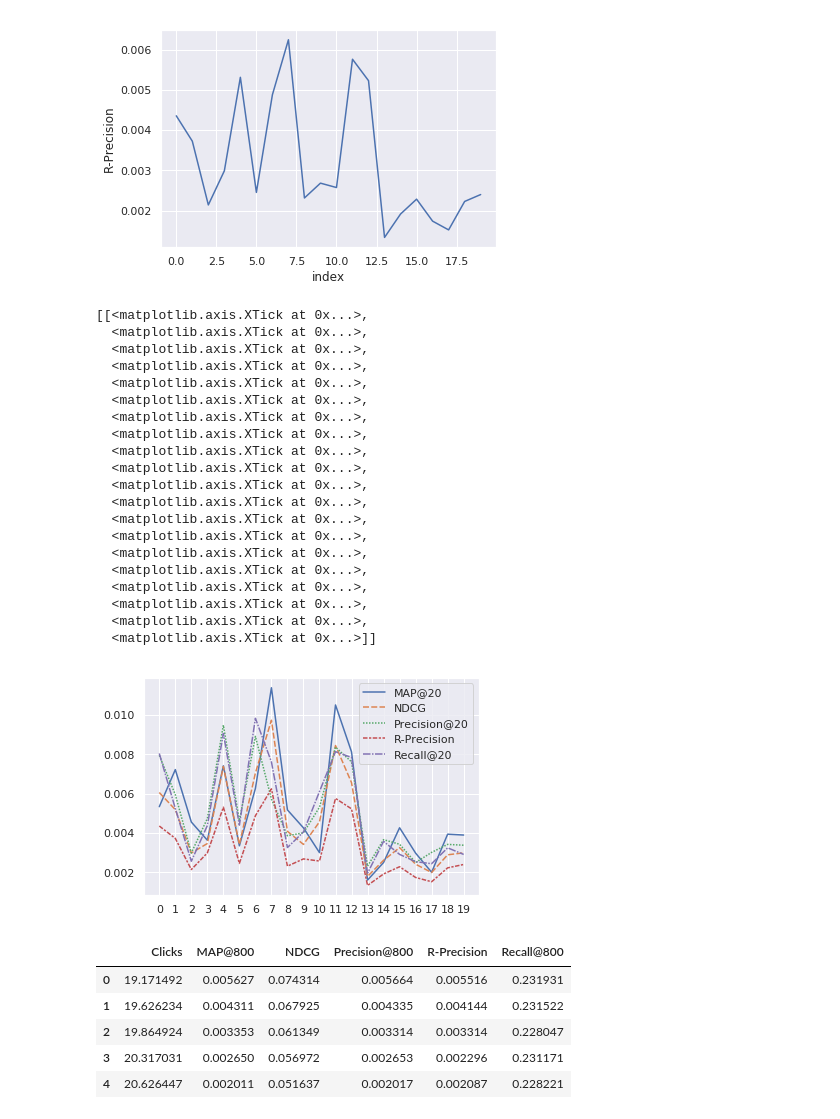
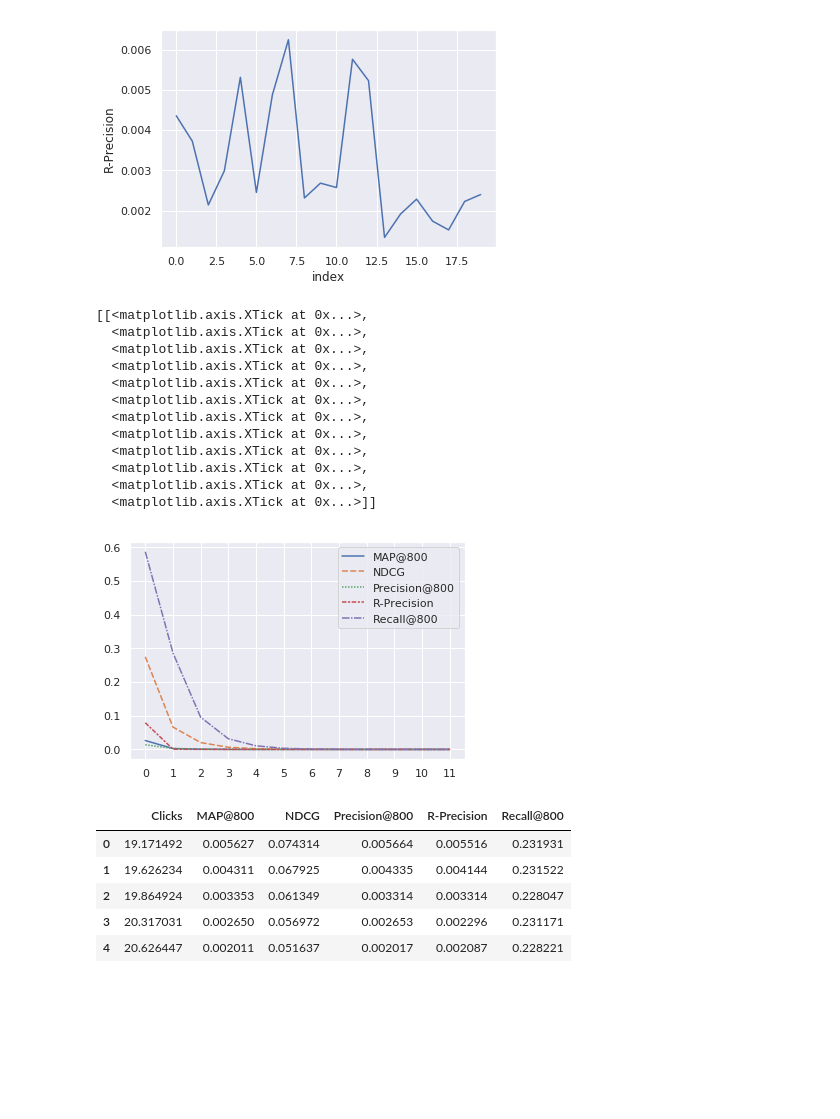
Before and after one commit to wuga214/Q-VAE-Recommendation, a Jupyter notebook: Kai Plot/Plot.ipynb, the cells around one changed output. Cells and saved outputs as stored; diff of their text form; code cells hidden in the pictures; blank space fills up the shorter version.

```diff
--- a/Kai Plot/Plot.ipynb
+++ b/Kai Plot/Plot.ipynb
@@ -2,8 +2,7 @@
 import pandas as pd
 
 random_5_800_df = pd.read_pickle("random_5_800_df")
-entropy_5_800_df = pd.read_pickle("entropy_5_800_df")
-entropy_20_20_df = pd.read_pickle("entropy_20_20_df")
+entropy_12_800_df = pd.read_pickle("entropy_12_800_df")
 # %%
 random_5_800_df
 # %% [output]
@@ -45,18 +31,18 @@ entropy_5_800_df
 # %%
-entropy_20_20_df.columns = ["Clicks", "MAP@20", "NDCG", "Precision@20", "R-Precision", "Recall@20"]
-# entropy_20_20_df_copy = entropy_20_20_df.reset_index()
-entropy_20_20_df_copy = entropy_20_20_df
-# entropy_20_20_df_copy['MAP@20_ci'] = entropy_20_20_df_copy['MAP@20'].apply(lambda x: x[1])
-entropy_20_20_df_copy['MAP@20'] = entropy_20_20_df_copy['MAP@20'].apply(lambda x: x[0])
-# entropy_20_20_df_copy['NDCG_ci'] = entropy_20_20_df_copy['NDCG'].apply(lambda x: x[1])
-entropy_20_20_df_copy['NDCG'] = entropy_20_20_df_copy['NDCG'].apply(lambda x: x[0])
-# entropy_20_20_df_copy['Precision@20_ci'] = entropy_20_20_df_copy['Precision@20'].apply(lambda x: x[1])
-entropy_20_20_df_copy['Precision@20'] = entropy_20_20_df_copy['Precision@20'].apply(lambda x: x[0])
-# entropy_20_20_df_copy['R-Precision_ci'] = entropy_20_20_df_copy['R-Precision'].apply(lambda x: x[1])
-entropy_20_20_df_copy['R-Precision'] = entropy_20_20_df_copy['R-Precision'].apply(lambda x: x[0])
-# entropy_20_20_df_copy['Recall@20_ci'] = entropy_20_20_df_copy['Recall@20'].apply(lambda x: x[1])
-entropy_20_20_df_copy['Recall@20'] = entropy_20_20_df_copy['Recall@20'].apply(lambda x: x[0])
-# entropy_20_20_df_copy['Clicks_ci'] = entropy_20_20_df_copy['Clicks'].apply(lambda x: x[1])
-entropy_20_20_df_copy['Clicks'] = entropy_20_20_df_copy['Clicks'].apply(lambda x: x[0])
-entropy_20_20_df_copy
+entropy_12_800_df.columns = ["Clicks", "MAP@800", "NDCG", "Precision@800", "R-Precision", "Recall@800"]
+# entropy_20_20_df_copy = entropy_12_800_df.reset_index()
+entropy_12_800_df_copy = entropy_12_800_df
+# entropy_20_20_df_copy['MAP@20_ci'] = entropy_12_800_df_copy['MAP@20'].apply(lambda x: x[1])
+entropy_12_800_df_copy['MAP@800'] = entropy_12_800_df_copy['MAP@800'].apply(lambda x: x[0])
+# entropy_20_20_df_copy['NDCG_ci'] = entropy_12_800_df_copy['NDCG'].apply(lambda x: x[1])
+entropy_12_800_df_copy['NDCG'] = entropy_12_800_df_copy['NDCG'].apply(lambda x: x[0])
+# entropy_20_20_df_copy['Precision@20_ci'] = entropy_12_800_df_copy['Precision@20'].apply(lambda x: x[1])
+entropy_12_800_df_copy['Precision@800'] = entropy_12_800_df_copy['Precision@800'].apply(lambda x: x[0])
+# entropy_20_20_df_copy['R-Precision_ci'] = entropy_12_800_df_copy['R-Precision'].apply(lambda x: x[1])
+entropy_12_800_df_copy['R-Precision'] = entropy_12_800_df_copy['R-Precision'].apply(lambda x: x[0])
+# entropy_20_20_df_copy['Recall@20_ci'] = entropy_12_800_df_copy['Recall@20'].apply(lambda x: x[1])
+entropy_12_800_df_copy['Recall@800'] = entropy_12_800_df_copy['Recall@800'].apply(lambda x: x[0])
+# entropy_20_20_df_copy['Clicks_ci'] = entropy_12_800_df_copy['Clicks'].apply(lambda x: x[1])
+entropy_12_800_df_copy['Clicks'] = entropy_12_800_df_copy['Clicks'].apply(lambda x: x[0])
+entropy_12_800_df_copy
 # %% [output]
@@ -87,30 +69,22 @@ import matplotlib.pyplot as plt
 [figure]
 # %%
 import numpy as np
-ax = sns.lineplot(data=entropy_20_20_df_copy[["MAP@20", "NDCG", "Precision@20", "R-Precision", "Recall@20"]])
-ax.set(xticks=np.arange(0,20,1))
+ax = sns.lineplot(data=entropy_12_800_df_copy[["MAP@800", "NDCG", "Precision@800", "R-Precision", "Recall@800"]])
+ax.set(xticks=np.arange(0,12,1))
 # %% [output]
 [[<matplotlib.axis.XTick at 0x...>,
   <matplotlib.axis.XTick at 0x...>,
   <matplotlib.axis.XTick at 0x...>,
   <matplotlib.axis.XTick at 0x...>,
   <matplotlib.axis.XTick at 0x...>,
   <matplotlib.axis.XTick at 0x...>,
   <matplotlib.axis.XTick at 0x...>,
   <matplotlib.axis.XTick at 0x...>,
   <matplotlib.axis.XTick at 0x...>,
   <matplotlib.axis.XTick at 0x...>,
   <matplotlib.axis.XTick at 0x...>,
-  <matplotlib.axis.XTick at 0x...>,
-  <matplotlib.axis.XTick at 0x...>,
-  <matplotlib.axis.XTick at 0x...>,
-  <matplotlib.axis.XTick at 0x...>,
-  <matplotlib.axis.XTick at 0x...>,
-  <matplotlib.axis.XTick at 0x...>,
-  <matplotlib.axis.XTick at 0x...>,
-  <matplotlib.axis.XTick at 0x...>,
   <matplotlib.axis.XTick at 0x...>]]
-[figure, old version]
+[figure, new version]
 # %%
 random_5_800_df.columns = ["Clicks", "MAP@800", "NDCG", "Precision@800", "R-Precision", "Recall@800"]
 # random_5_800_df_copy = random_5_800_df
```
Also changed, not shown: parts of 4 cells of this notebook, 5 other files.
